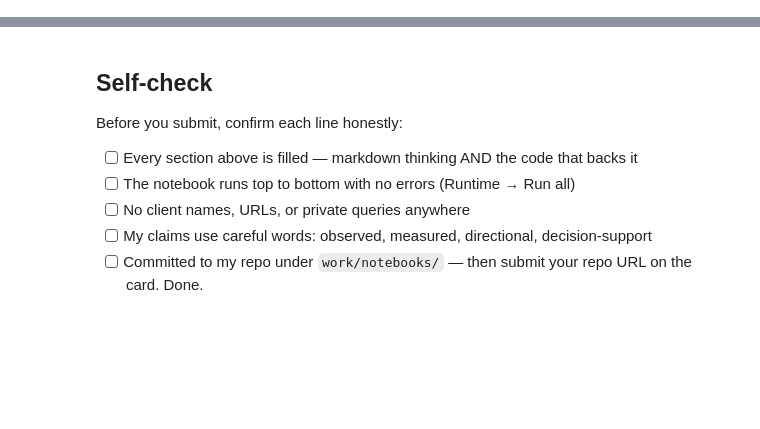
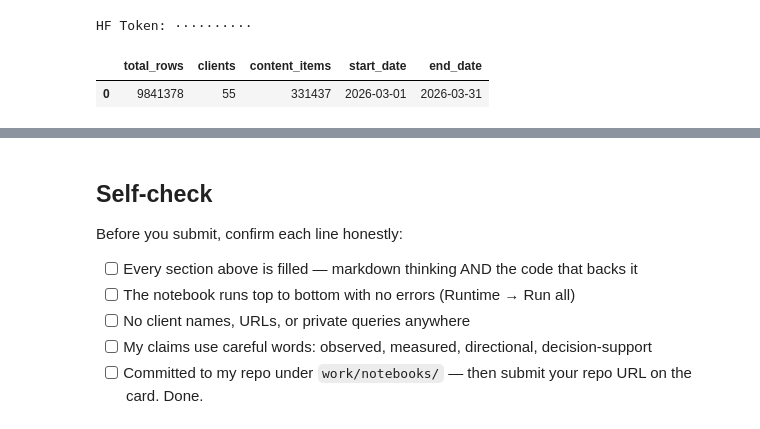
Before and after one commit to MuhammadShayan8401/flyrank-ml-internship, a Jupyter notebook: work/notebooks/w03_data_contract.ipynb, the cells around one changed output, grey strips where cells are left out. Drawn from its saved outputs; the diff is of its cells as text; code cells hidden in the pictures; blank space fills up the shorter version.

```diff
--- a/work/notebooks/w03_data_contract.ipynb
+++ b/work/notebooks/w03_data_contract.ipynb
@@ -22,0 +20,53 @@ This skeleton is yours to fill. Work the sections **in order** — each one has
+# %%
+import duckdb
+import os
+import getpass
+
+HF_TOKEN = os.environ.get("HF_TOKEN")
+
+if not HF_TOKEN:
+    try:
+        from google.colab import userdata
+        HF_TOKEN = userdata.get("HF_TOKEN")
+    except:
+        pass
+
+HF_TOKEN = HF_TOKEN or getpass.getpass("HF Token: ")
+
+# Connect to DuckDB
+con = duckdb.connect()
+
+# Create Hugging Face secret
+con.execute(
+    f"CREATE OR REPLACE SECRET hf (TYPE huggingface, TOKEN '{HF_TOKEN}')"
+)
+
+# Define dataset location
+REL = "hf://datasets/FlyRank/internship-warehouse"
+
+TABLES = {
+    "dim_clients": f"read_parquet('{REL}/dim_clients.parquet')",
+    "dim_content": f"read_parquet('{REL}/dim_content.parquet')",
+    "fact_daily": f"read_parquet('{REL}/fact_content_daily_performance/**/*.parquet')",
+    "fact_daily_sample": f"read_parquet('{REL}/fact_content_daily_performance_sample.parquet')",
+    "fact_query_90d": f"read_parquet('{REL}/fact_content_query_90d.parquet')",
+}
+
+# Verify the selected analysis month
+query = f"""
+SELECT
+    COUNT(*) AS total_rows,
+    COUNT(DISTINCT client_hash_id) AS clients,
+    COUNT(DISTINCT content_hash_id) AS content_items,
+    MIN(report_date) AS start_date,
+    MAX(report_date) AS end_date
+FROM {TABLES['fact_daily']}
+WHERE report_date BETWEEN DATE '2026-03-01' AND DATE '2026-03-31'
+"""
+
+result = con.sql(query).df()
+display(result)
+# %% [output]
+HF Token: ··········
+|  | total_rows | clients | content_items | start_date | end_date |
+| 0 | 9841378 | 55 | 331437 | 2026-03-01 | 2026-03-31 |
```
Also changed, not shown: parts of 19 cells of this notebook.
